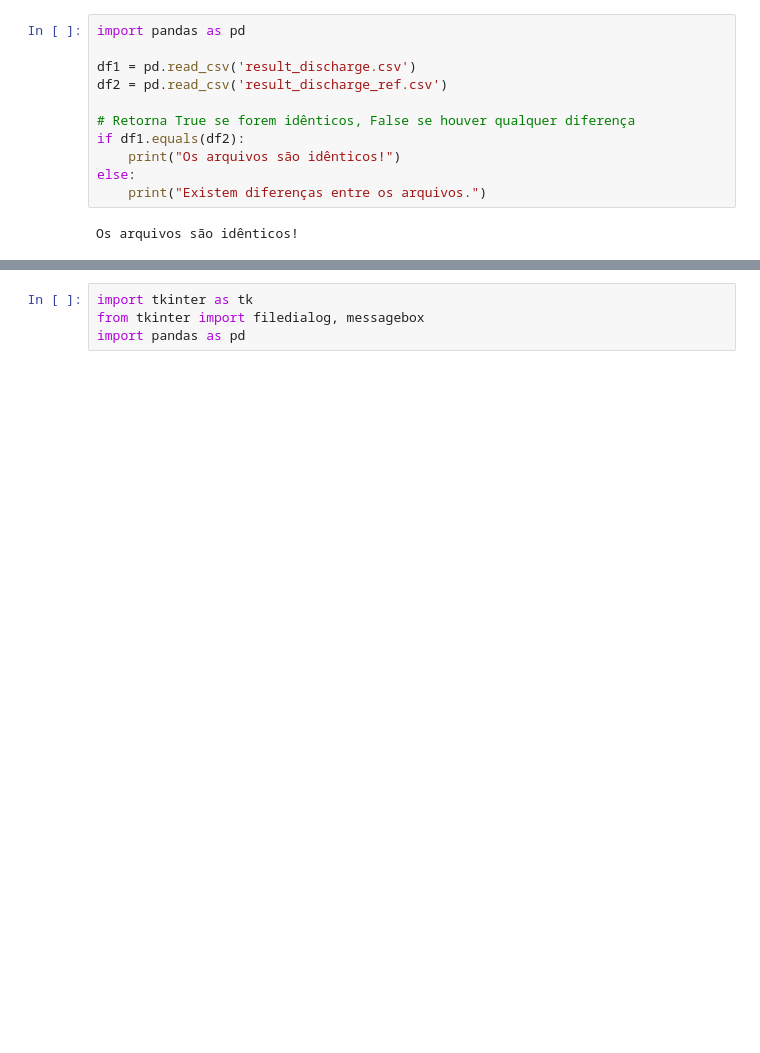
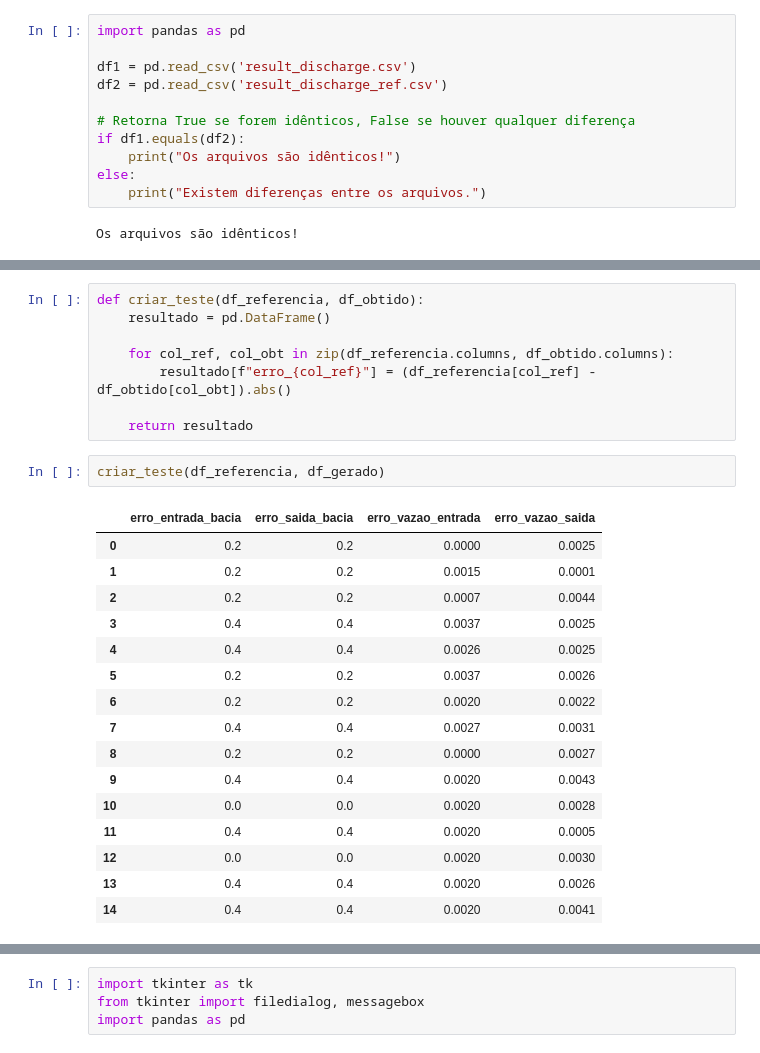
Before and after one commit to infracosteira/CaDBr, a Jupyter notebook: CaDBr.ipynb, the cells around one changed output, grey strips where cells are left out. Saved outputs shown, nothing was run; the diff lists cells and outputs as text; blank space fills up the shorter version.

```diff
--- a/CaDBr.ipynb
+++ b/CaDBr.ipynb
@@ -59,0 +100,27 @@ def clean_dataframe_columns(df, exclude_cols=None):
+# %%
+def criar_teste(df_referencia, df_obtido):
+    resultado = pd.DataFrame()
+
+    for col_ref, col_obt in zip(df_referencia.columns, df_obtido.columns):
+        resultado[f"erro_{col_ref}"] = (df_referencia[col_ref] - df_obtido[col_obt]).abs()
+
+    return resultado
+# %%
+criar_teste(df_referencia, df_gerado)
+# %% [output]
+|  | erro_entrada_bacia | erro_saida_bacia | erro_vazao_entrada | erro_vazao_saida |
+| 0 | 0.2 | 0.2 | 0.0000 | 0.0025 |
+| 1 | 0.2 | 0.2 | 0.0015 | 0.0001 |
+| 2 | 0.2 | 0.2 | 0.0007 | 0.0044 |
+| 3 | 0.4 | 0.4 | 0.0037 | 0.0025 |
+| 4 | 0.4 | 0.4 | 0.0026 | 0.0025 |
+| 5 | 0.2 | 0.2 | 0.0037 | 0.0026 |
+| 6 | 0.2 | 0.2 | 0.0020 | 0.0022 |
+| 7 | 0.4 | 0.4 | 0.0027 | 0.0031 |
+| 8 | 0.2 | 0.2 | 0.0000 | 0.0027 |
+| 9 | 0.4 | 0.4 | 0.0020 | 0.0043 |
+| 10 | 0.0 | 0.0 | 0.0020 | 0.0028 |
+| 11 | 0.4 | 0.4 | 0.0020 | 0.0005 |
+| 12 | 0.0 | 0.0 | 0.0020 | 0.0030 |
+| 13 | 0.4 | 0.4 | 0.0020 | 0.0026 |
+| 14 | 0.4 | 0.4 | 0.0020 | 0.0041 |
```
Also changed, not shown: parts of 10 cells of this notebook, 3 other files.
